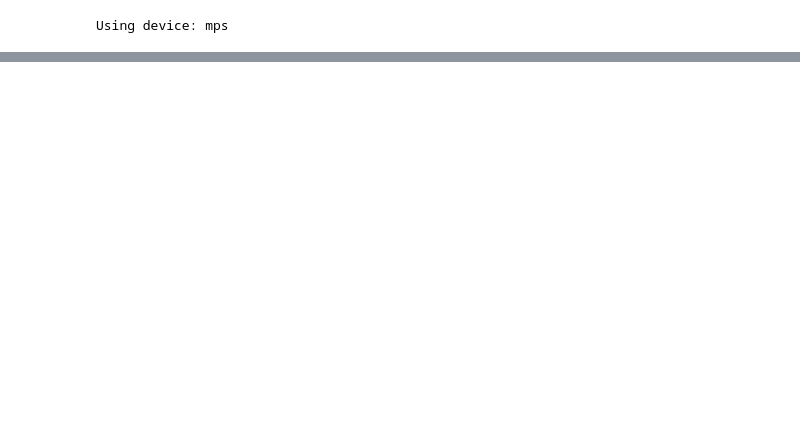
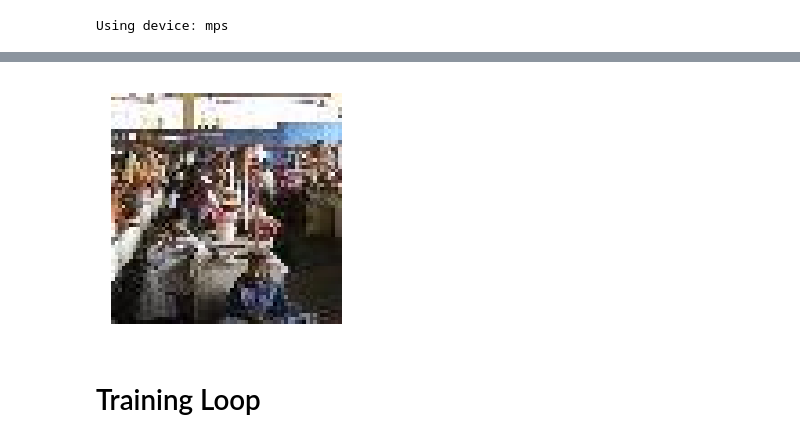
Before and after one commit to edwardduda/MLsp2025_project, a Jupyter notebook: ML445-2025.ipynb, the cells around one changed output, grey strips where cells are left out. Drawn from its saved outputs; the diff is of its cells as text; code cells hidden in the pictures; blank space fills up the shorter version.

```diff
--- a/ML445-2025.ipynb
+++ b/ML445-2025.ipynb
@@ -107,0 +141,15 @@ eval_tfms = T.Compose([
+# %%
+import matplotlib.pyplot as plt
+from torchvision.transforms.functional import to_pil_image
+
+img = imgs[0] * std + mean          # (3, 64, 64)
+img = img.clamp(0, 1)
+
+plt.figure(figsize=(2, 2), dpi=150)
+plt.imshow(img.permute(1, 2, 0).cpu(), interpolation='nearest')
+plt.axis('off')
+plt.show()
+# %% [output]
+[figure, added]
+# %% [markdown]
+# Training Loop
```
Also changed, not shown: parts of 8 cells of this notebook.
